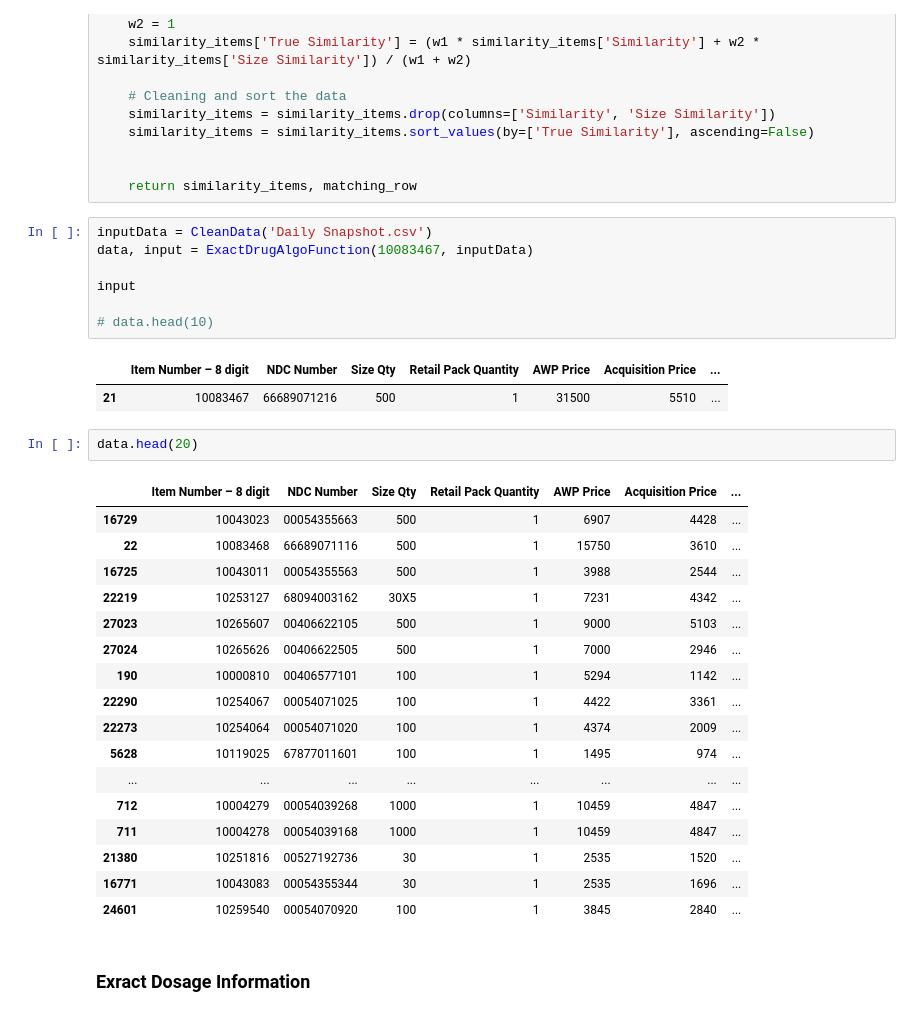
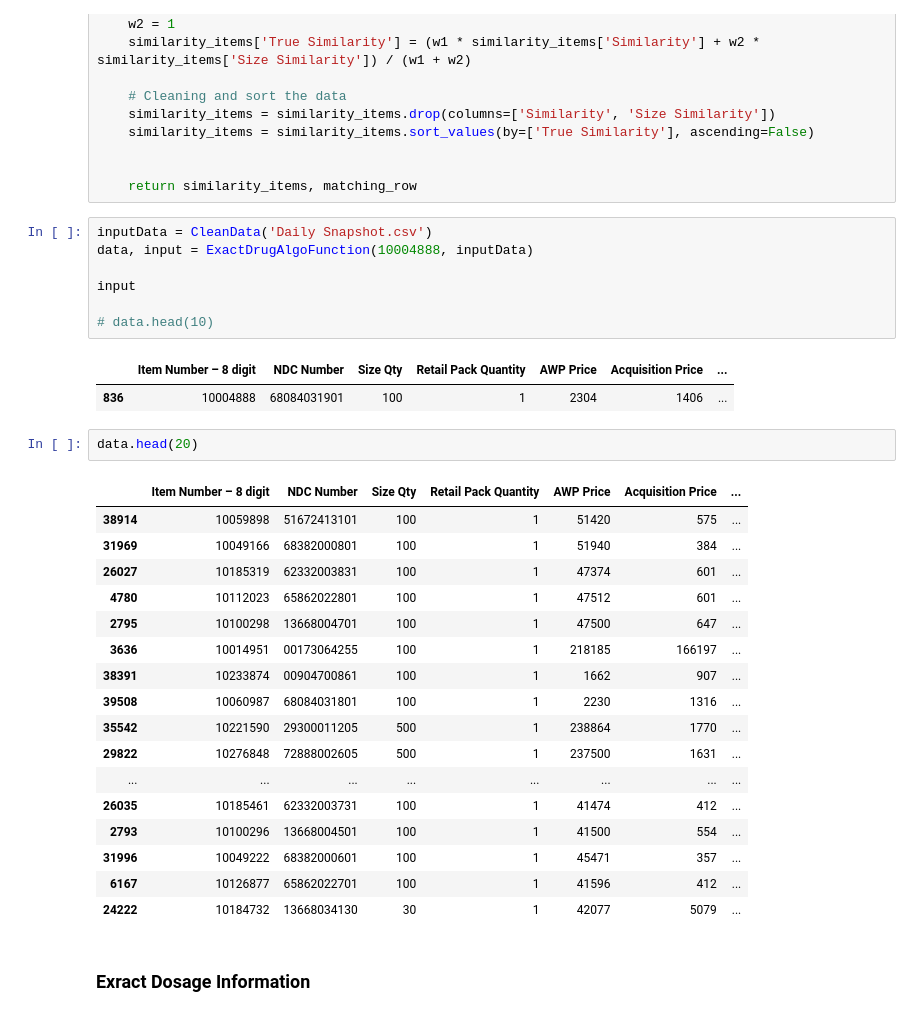
Before and after one commit to BU-EC463/Package-Analysis, a Jupyter notebook: Analysis/InitialAnalysis.ipynb, the cells around one changed output. Drawn from its saved outputs; the diff is of its cells as text.

```diff
--- a/Analysis/InitialAnalysis.ipynb
+++ b/Analysis/InitialAnalysis.ipynb
@@ -129,34 +129,34 @@ def ExactDrugAlgoFunction(drug_code, data):
     return similarity_items, matching_row
 # %%
 inputData = CleanData('Daily Snapshot.csv')
-data, input = ExactDrugAlgoFunction(10083467, inputData)
+data, input = ExactDrugAlgoFunction(10004888, inputData)
 
 input
 
 # data.head(10)
 # %% [output]
 |  | Item Number – 8 digit | NDC Number | Size Qty | Retail Pack Quantity | AWP Price | Acquisition Price | ... |
-| 21 | 10083467 | 66689071216 | 500 | 1 | 31500 | 5510 | ... |
+| 836 | 10004888 | 68084031901 | 100 | 1 | 2304 | 1406 | ... |
 # %%
 data.head(20)
 # %% [output]
 |  | Item Number – 8 digit | NDC Number | Size Qty | Retail Pack Quantity | AWP Price | Acquisition Price | ... |
-| 16729 | 10043023 | 00054355663 | 500 | 1 | 6907 | 4428 | ... |
-| 22 | 10083468 | 66689071116 | 500 | 1 | 15750 | 3610 | ... |
-| 16725 | 10043011 | 00054355563 | 500 | 1 | 3988 | 2544 | ... |
-| 22219 | 10253127 | 68094003162 | 30X5 | 1 | 7231 | 4342 | ... |
-| 27023 | 10265607 | 00406622105 | 500 | 1 | 9000 | 5103 | ... |
-| 27024 | 10265626 | 00406622505 | 500 | 1 | 7000 | 2946 | ... |
-| 190 | 10000810 | 00406577101 | 100 | 1 | 5294 | 1142 | ... |
-| 22290 | 10254067 | 00054071025 | 100 | 1 | 4422 | 3361 | ... |
-| 22273 | 10254064 | 00054071020 | 100 | 1 | 4374 | 2009 | ... |
-| 5628 | 10119025 | 67877011601 | 100 | 1 | 1495 | 974 | ... |
+| 38914 | 10059898 | 51672413101 | 100 | 1 | 51420 | 575 | ... |
+| 31969 | 10049166 | 68382000801 | 100 | 1 | 51940 | 384 | ... |
+| 26027 | 10185319 | 62332003831 | 100 | 1 | 47374 | 601 | ... |
+| 4780 | 10112023 | 65862022801 | 100 | 1 | 47512 | 601 | ... |
+| 2795 | 10100298 | 13668004701 | 100 | 1 | 47500 | 647 | ... |
+| 3636 | 10014951 | 00173064255 | 100 | 1 | 218185 | 166197 | ... |
+| 38391 | 10233874 | 00904700861 | 100 | 1 | 1662 | 907 | ... |
+| 39508 | 10060987 | 68084031801 | 100 | 1 | 2230 | 1316 | ... |
+| 35542 | 10221590 | 29300011205 | 500 | 1 | 238864 | 1770 | ... |
+| 29822 | 10276848 | 72888002605 | 500 | 1 | 237500 | 1631 | ... |
 | ... | ... | ... | ... | ... | ... | ... | ... |
-| 712 | 10004279 | 00054039268 | 1000 | 1 | 10459 | 4847 | ... |
-| 711 | 10004278 | 00054039168 | 1000 | 1 | 10459 | 4847 | ... |
-| 21380 | 10251816 | 00527192736 | 30 | 1 | 2535 | 1520 | ... |
-| 16771 | 10043083 | 00054355344 | 30 | 1 | 2535 | 1696 | ... |
-| 24601 | 10259540 | 00054070920 | 100 | 1 | 3845 | 2840 | ... |
+| 26035 | 10185461 | 62332003731 | 100 | 1 | 41474 | 412 | ... |
+| 2793 | 10100296 | 13668004501 | 100 | 1 | 41500 | 554 | ... |
+| 31996 | 10049222 | 68382000601 | 100 | 1 | 45471 | 357 | ... |
+| 6167 | 10126877 | 65862022701 | 100 | 1 | 41596 | 412 | ... |
+| 24222 | 10184732 | 13668034130 | 30 | 1 | 42077 | 5079 | ... |
 # %% [markdown]
 ### Exract Dosage Information
 # %%
```
Also changed, not shown: parts of 5 cells of this notebook.
